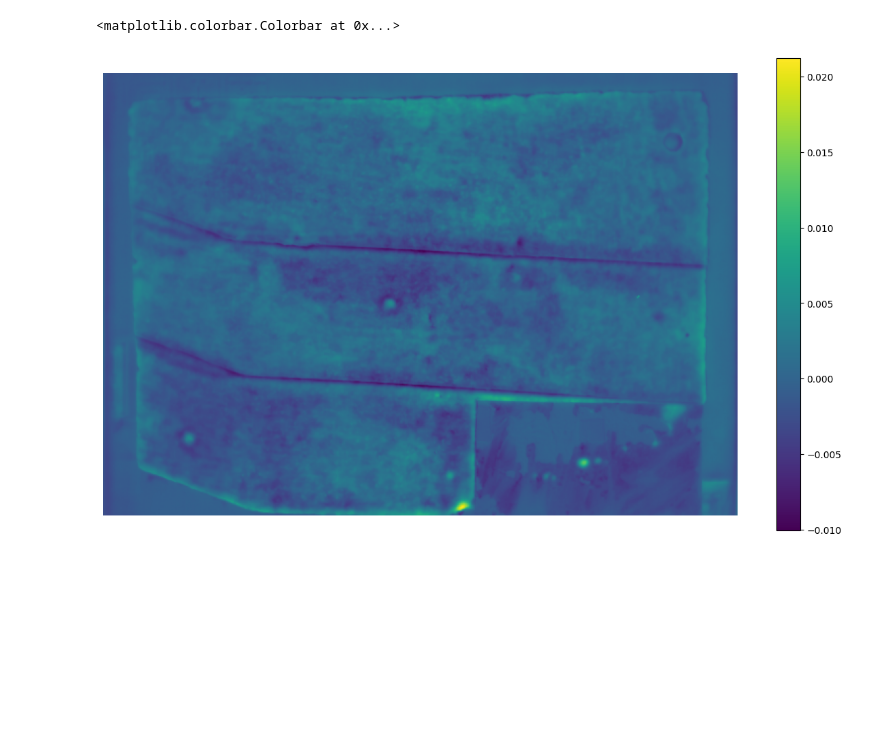
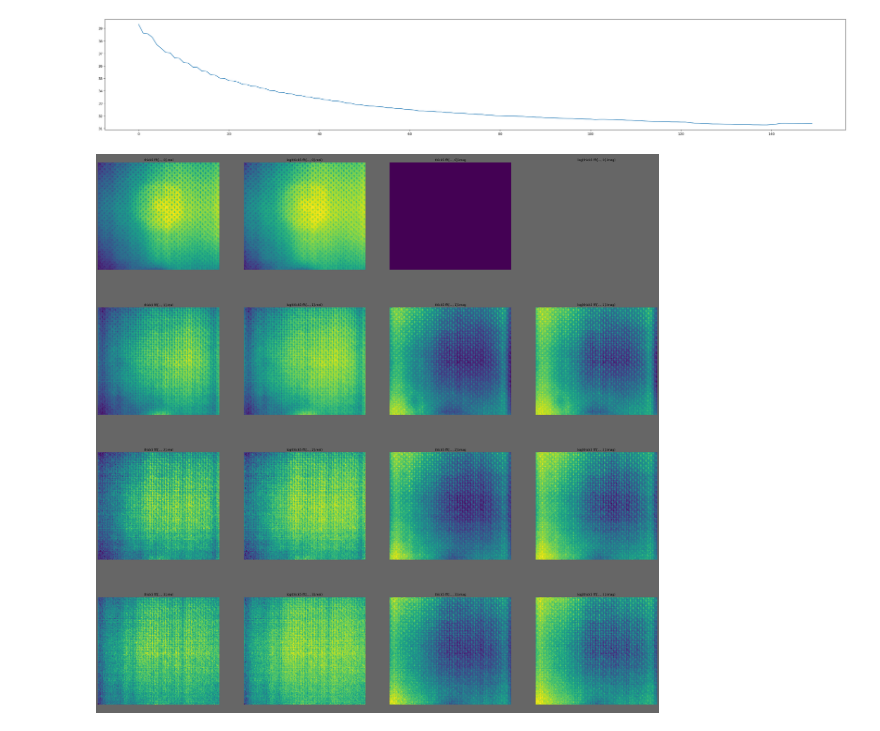
Before and after one commit to RenderAlien/thermograms, a Jupyter notebook: main.ipynb, the cells around one changed output. Saved outputs shown, nothing was run; the diff lists cells and outputs as text; code cells hidden in the pictures; blank space fills up the shorter version.

```diff
--- a/main.ipynb
+++ b/main.ipynb
@@ -195,6 +143,0 @@ sh = mb.sharpness(radius=8)
-# %%
-i = 30
-
-plt.figure(figsize=(12, 18), frameon=False)
-plt.axis('off')
-plt.imshow(gb.array[..., i]-sh.array[..., i])
@@ -210,22 +143,0 @@ carb_plastic.shape[0]*carb_plastic.shape[1]*carb_plastic.shape[2]
-# %%
-with open('resources/Carb_plastic_10Hz_2,5s.fs', 'rb') as f:
-    #for _ in range(799*10**4):
-    #    length = 4
-    #    byte = f.read(length)
-    #    h = byte.hex()
-    #    if not h.endswith('41'):
-    #        print(h, _)
-
-
-    #f.read(1024*8)
-    #b = f.read(1024*8)
-    #for line in b.hex().split('41'):
-    #    if line:
-    #        print(line)
-    #    else:
-    #        print('empty')
-
-    cnt = 0
-    while (f.read(10)):
-        cnt += 10
-    print(cnt)
@@ -447,8 +144,6 @@ plt.imshow(coefs[..., 3])
-# %%
-plt.figure(figsize=(15, 9), frameon=False)
-plt.axis('off')
-plt.imshow(coefs[..., 3])
-plt.colorbar()
-# %% [output]
-<matplotlib.colorbar.Colorbar at 0x...>
-[figure, removed]
+# %%
+cfrp_thick = Tseries(array=loadfile('resources/mat_files/CFRP thick.mat')['Raw_0'])[21:-58, 37:-40, 28:528]
+cfrp_thin = Tseries(array=loadfile('resources/mat_files/CFRP thin.mat')['Raw_0'])[20:-53, 42:-33, 15:515]
+thick3 = Tseries(array=loadfile('resources/mat_files/thick sample 3s halogen 10 hz.mat')['A'])[78:-1, 71:-86]
+thick5 = Tseries(array=loadfile('resources/mat_files/thick sample 5s halogen 10 hz.mat')['B'])[78:-1, 71:-86]
+thin3 = Tseries(array=loadfile('resources/mat_files/thin sample 3s halogen 10 hz.mat')['C'])[82:-1, 74:-84]
@@ -454,0 +225,9 @@ plt.colorbar()
+# %%
+#check(thick3[7:-10, :, 30:180], 'thick3', 1)
+check(thick5[7:-10, :, 50:200], 'thick5', 1)
+#check(thin3[4:-18, :-10, 30:180], 'thin3', 1)
+#check(cfrp_thick[5:-10, 5:-5, :150], 'thick', 1)
+#check(cfrp_thin[5:-18, 5:-5, :150], 'thin', 1)
+# %% [output]
+[figure, added]
+[figure, added]
```
Also changed, not shown: parts of 29 cells of this notebook, 5 other files.
